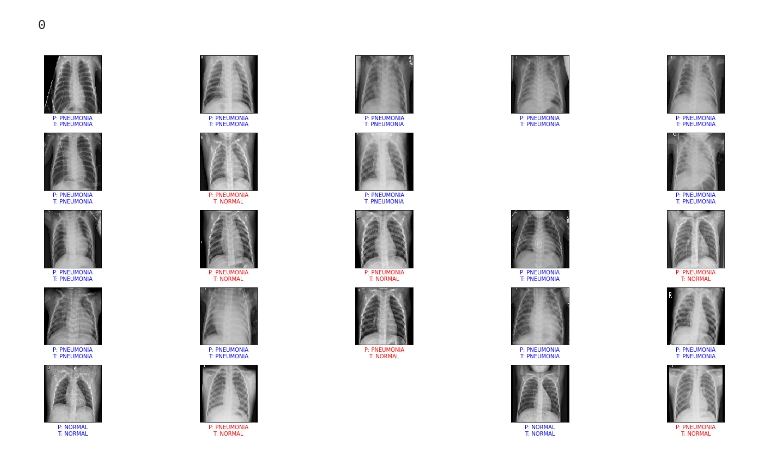
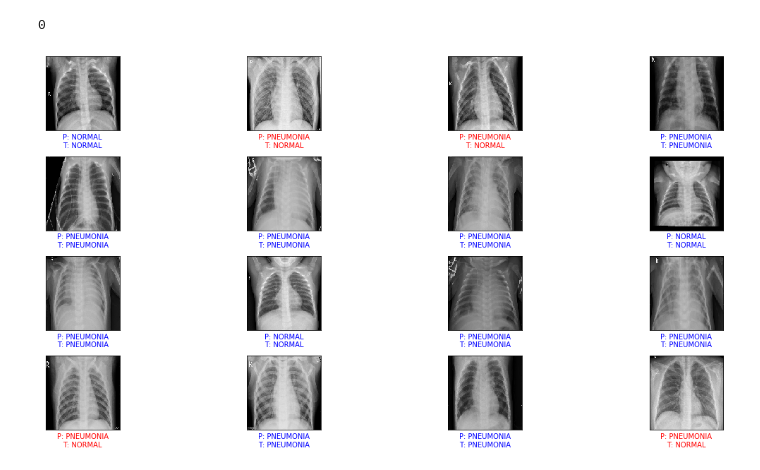
Before and after one commit to thedamirashim/pneumonia_detection, a Jupyter notebook: pneumonia_detection.ipynb, the cells around one changed output. Cells and saved outputs as stored; diff of their text form; code cells hidden in the pictures.

Commit message:
final result plots completed

```diff
--- a/pneumonia_detection.ipynb
+++ b/pneumonia_detection.ipynb
@@ -212,18 +212,18 @@ def plot_image(i, predictions_array, true_label, img):
                                 'T: ' + class_names[true_label]),
                                 color=color)
 # %%
-num_rows = 5
-num_cols = 5
+num_rows = 4
+num_cols = 4
 num_images = num_rows*num_cols
 plt.figure(figsize=(2*2*num_cols, 2*num_rows))
 temp_list = []
 for i in range(num_images):
     temp = np.random.randint(0, test_images.shape[0]-1)
     if temp not in temp_list:
         plt.subplot(num_rows, 2*num_cols, 2*i+1)
         plot_image(temp, predictions[temp], test_labels, test_images)
         temp_list.append(temp)
 plt.tight_layout()
 plt.show()
 # %% [output]
-[figure, old version]
+[figure, new version]
```
